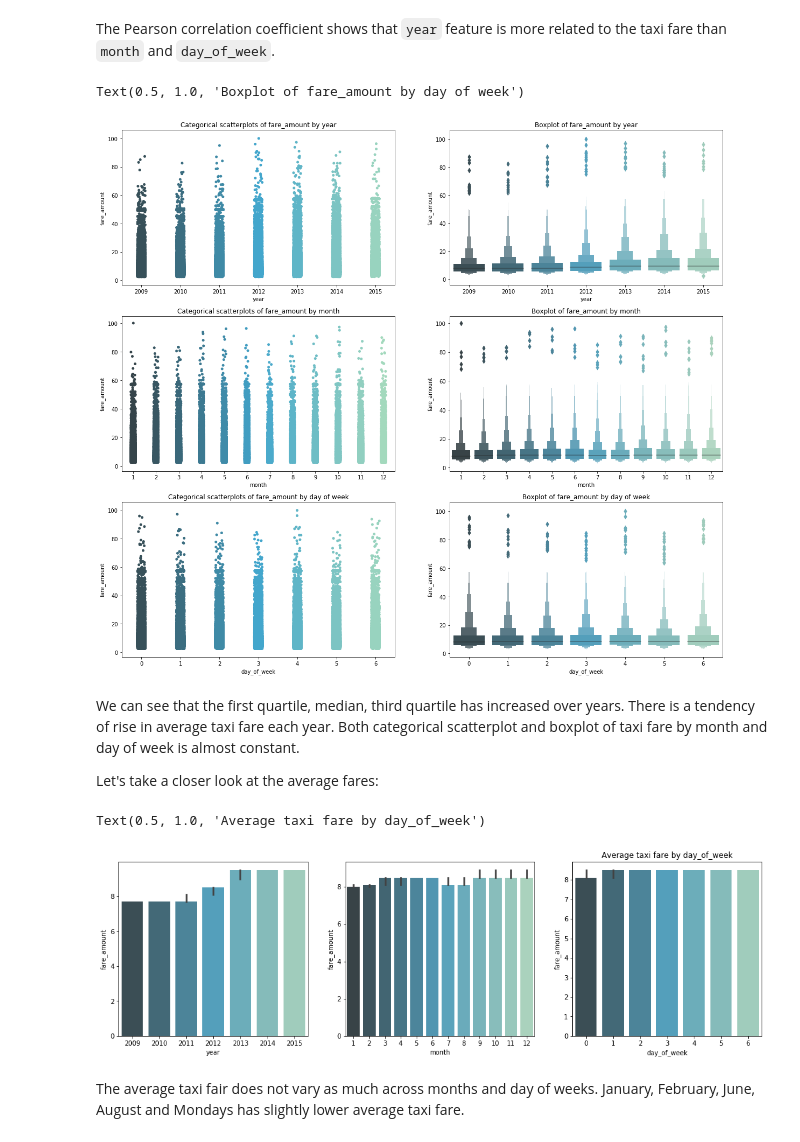
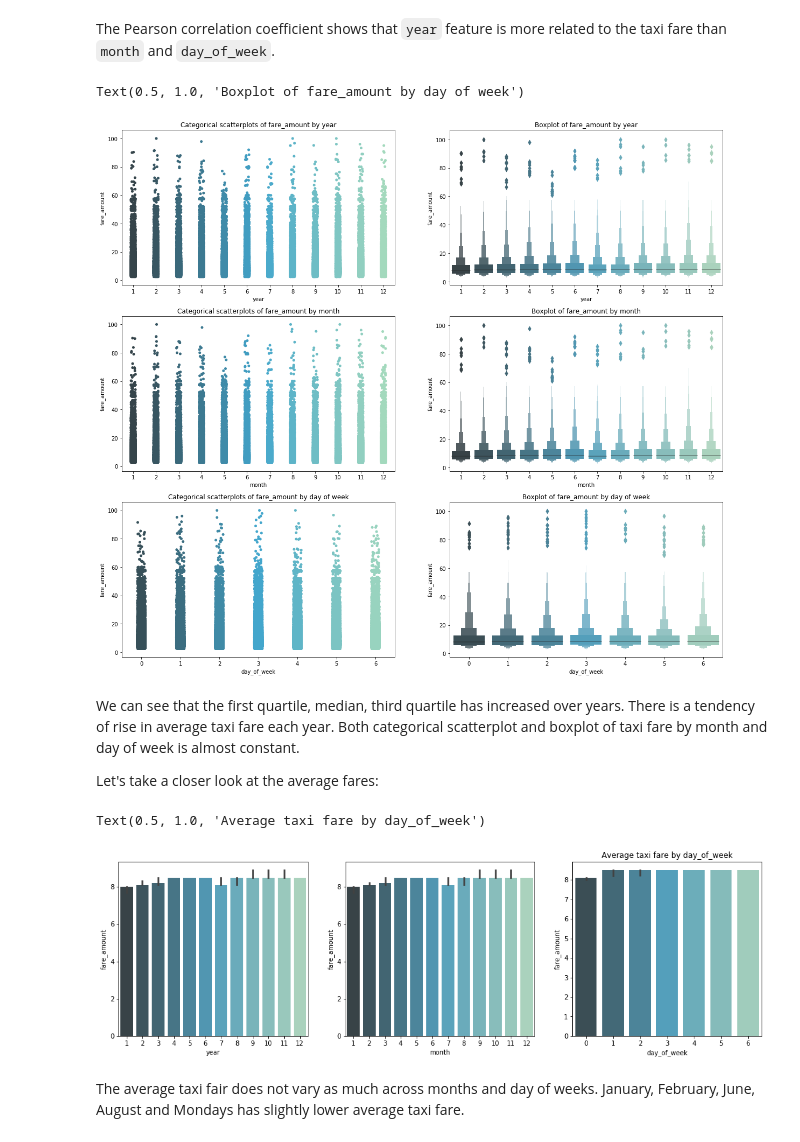
Before and after one commit to sshshao/nyc-taxi-fare-prediction, a Jupyter notebook: nyc-taxi-fare-prediction.ipynb, the cells around one changed output. Saved outputs shown, nothing was run; the diff lists cells and outputs as text; code cells hidden in the pictures.

```diff
--- a/nyc-taxi-fare-prediction.ipynb
+++ b/nyc-taxi-fare-prediction.ipynb
@@ -120,4 +108,0 @@ We will drop rows which pickup and dropoff locations being too close (less than
-# %%
-df = df.drop(df[(df.geo_distance > 100) | (df.geo_distance < 0.01)].index)
-
-df.describe()
@@ -138,6 +113,8 @@ df.to_csv('cleaned.csv')
 # %% [markdown]
 From now we can directly read from cleaned dataset.
 # %%
-df = pandas.read_csv('cleaned.csv')
+# Read from cleaned dataset for each new execution
+# df = pandas.read_csv('cleaned.csv')
+
 df.describe()
 # %% [output]
@@ -248,14 +227,7 @@ It is obvious that Euclidean distance is highly correlated to geographic distanc
 
 In this task, I will extract the `year`, `month` and `day_of_week` column from `pickup_datetime`, and try to find its relation to `fare_amount`. Is it true that taxi price is becoming more and more expensive each year, and fare is more expensive on weekends due to the traffic?
 # %%
-def parse_year(time):
-    return time.str.slice(0, 4).astype(int)
+df['year'] = df['pickup_datetime'].str[:4].astype(int)
+df['year'] = df['pickup_datetime'].str[5:7].astype(int)
 
-def parse_month(time):
-    return time.str.slice(5, 7).astype(int)
-
-df['year'] = parse_year(df['pickup_datetime'])
-df['month'] = parse_month(df['pickup_datetime'])
 df['day_of_week'] = pandas.to_datetime(df['pickup_datetime']).dt.dayofweek
-
-df.head()
@@ -284,32 +249,34 @@ The Pearson correlation coefficient shows that `year` feature is more related to
 # %%
 figure, axes = plt.subplots(3, 2, figsize = (20, 18), sharex=False, sharey=False)
 
-plot = seaborn.catplot(x="year", y="fare_amount", data=df.sort_values("year"), ax=axes[0][0], palette="GnBu_d")
+df_sample = df.sample(frac=0.01)
+
+plot = seaborn.catplot(x="year", y="fare_amount", data=df_sample.sort_values("year"), ax=axes[0][0], palette="GnBu_d")
 plt.close(plot.fig)
 axes[0][0].set_title("Categorical scatterplots of fare_amount by year")
 
-plot = seaborn.catplot(x="year", y="fare_amount", kind="boxen", data=df.sort_values("year"), ax=axes[0][1], palette="GnBu_d")
+plot = seaborn.catplot(x="year", y="fare_amount", kind="boxen", data=df_sample.sort_values("year"), ax=axes[0][1], palette="GnBu_d")
 plt.close(plot.fig)
 axes[0][1].set_title("Boxplot of fare_amount by year")
 
-plot = seaborn.catplot(x="month", y="fare_amount", data=df.sort_values("month"), ax=axes[1][0], palette="GnBu_d")
+plot = seaborn.catplot(x="month", y="fare_amount", data=df_sample.sort_values("month"), ax=axes[1][0], palette="GnBu_d")
 plt.close(plot.fig)
 axes[1][0].set_title("Categorical scatterplots of fare_amount by month")
 
-plot = seaborn.catplot(x="month", y="fare_amount", kind="boxen", data=df.sort_values("month"), ax=axes[1][1], palette="GnBu_d")
+plot = seaborn.catplot(x="month", y="fare_amount", kind="boxen", data=df_sample.sort_values("month"), ax=axes[1][1], palette="GnBu_d")
 plt.close(plot.fig)
 axes[1][1].set_title("Boxplot of fare_amount by month")
 
-plot = seaborn.catplot(x="day_of_week", y="fare_amount", data=df.sort_values("day_of_week"), ax=axes[2][0], palette="GnBu_d")
+plot = seaborn.catplot(x="day_of_week", y="fare_amount", data=df_sample.sort_values("day_of_week"), ax=axes[2][0], palette="GnBu_d")
 plt.close(plot.fig)
 axes[2][0].set_title("Categorical scatterplots of fare_amount by day of week")
 
-plot = seaborn.catplot(x="day_of_week", y="fare_amount", kind="boxen", data=df.sort_values("day_of_week"), ax=axes[2][1], palette="GnBu_d")
+plot = seaborn.catplot(x="day_of_week", y="fare_amount", kind="boxen", data=df_sample.sort_values("day_of_week"), ax=axes[2][1], palette="GnBu_d")
 plt.close(plot.fig)
 axes[2][1].set_title("Boxplot of fare_amount by day of week")
 # %% [output]
 Text(0.5, 1.0, 'Boxplot of fare_amount by day of week')
-[figure, old version]
+[figure, new version]
 # %% [markdown]
 We can see that the first quartile, median, third quartile has increased over years. There is a tendency of rise in average taxi fare each year. Both categorical scatterplot and boxplot of taxi fare by month and day of week is almost constant.
 
@@ -317,17 +284,17 @@ Let's take a closer look at the average fares:
 # %%
 figure, axes = plt.subplots(1, 3, figsize = (18, 5), sharex=False, sharey=False)
 
-seaborn.barplot(x="year", y="fare_amount", data=df.sort_values("year"), estimator=numpy.median, ax=axes[0], palette="GnBu_d")
+seaborn.barplot(x="year", y="fare_amount", data=df_sample.sort_values("year"), estimator=numpy.median, ax=axes[0], palette="GnBu_d")
 plt.title("Average taxi fare by year")
 
-seaborn.barplot(x="month", y="fare_amount", data=df.sort_values("month"), estimator=numpy.median, ax=axes[1], palette="GnBu_d")
+seaborn.barplot(x="month", y="fare_amount", data=df_sample.sort_values("month"), estimator=numpy.median, ax=axes[1], palette="GnBu_d")
 plt.title("Average taxi fare by month")
 
-seaborn.barplot(x="day_of_week", y="fare_amount", data=df.sort_values("day_of_week"), estimator=numpy.median, ax=axes[2], palette="GnBu_d")
+seaborn.barplot(x="day_of_week", y="fare_amount", data=df_sample.sort_values("day_of_week"), estimator=numpy.median, ax=axes[2], palette="GnBu_d")
 plt.title("Average taxi fare by day_of_week")
 # %% [output]
 Text(0.5, 1.0, 'Average taxi fare by day_of_week')
-[figure, old version]
+[figure, new version]
 # %% [markdown]
 The average taxi fair does not vary as much across months and day of weeks. January, February, June, August and Mondays has slightly lower average taxi fare.
 # %% [markdown]
```
Also changed, not shown: parts of 23 cells of this notebook, 1 other file.
